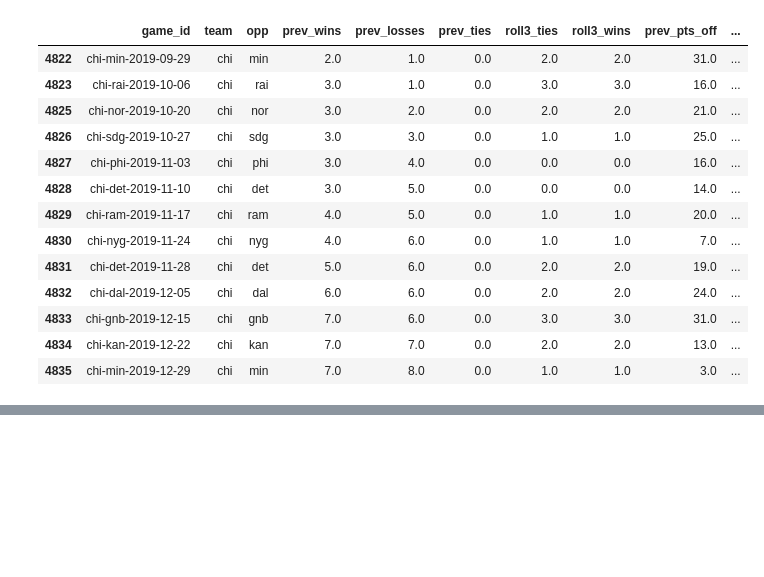
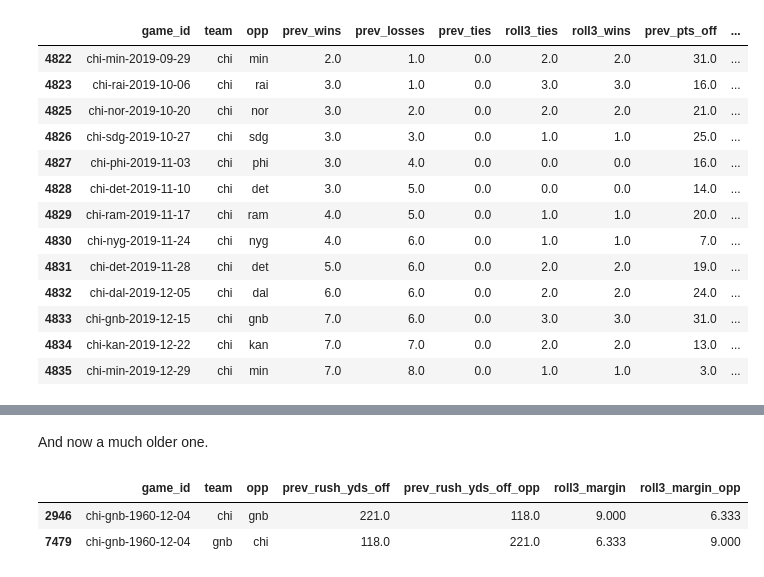
Before and after one commit to edubu2/metis-project2, a Jupyter notebook: self_join_opp_stats.ipynb, the cells around one changed output, grey strips where cells are left out. Cells and saved outputs as stored; diff of their text form; code cells hidden in the pictures; blank space fills up the shorter version.

```diff
--- a/self_join_opp_stats.ipynb
+++ b/self_join_opp_stats.ipynb
@@ -144,0 +100,10 @@ game_df[mask]
+# %% [markdown]
+And now a much older one.
+# %%
+mask = (merged_df.game_id == 'chi-gnb-1960-12-04')
+merged_df[mask][['game_id', 'team', 'opp', 'prev_rush_yds_off',
+                 'prev_rush_yds_off_opp', 'roll3_margin', 'roll3_margin_opp']]
+# %% [output]
+|  | game_id | team | opp | prev_rush_yds_off | prev_rush_yds_off_opp | roll3_margin | roll3_margin_opp |
+| 2946 | chi-gnb-1960-12-04 | chi | gnb | 221.0 | 118.0 | 9.000 | 6.333 |
+| 7479 | chi-gnb-1960-12-04 | gnb | chi | 118.0 | 221.0 | 6.333 | 9.000 |
```
Also changed, not shown: parts of 11 cells of this notebook.
